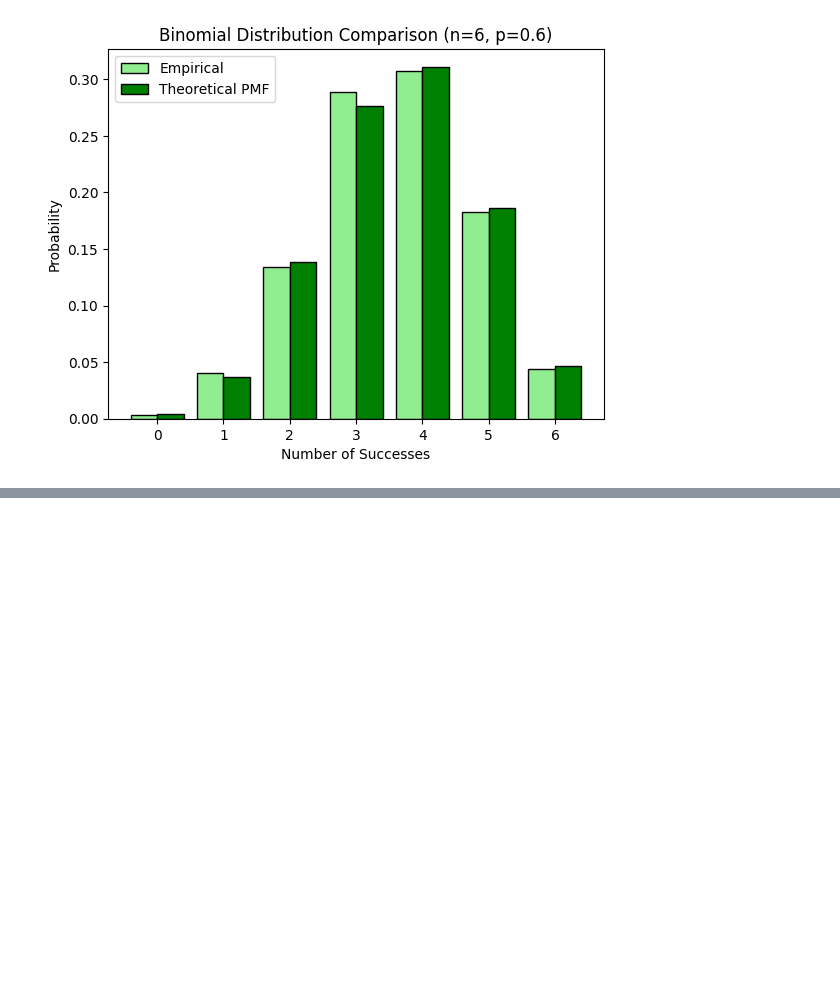
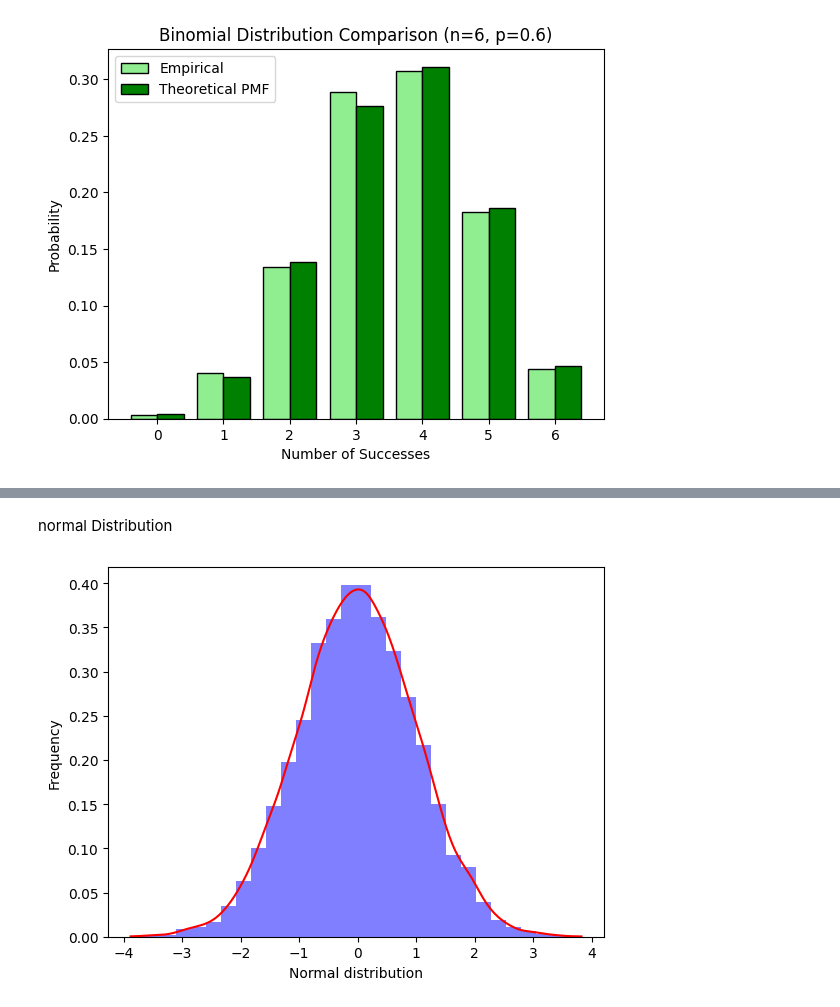
Before and after one commit to pkapoor2/PC-AIML, a Jupyter notebook: Applied Data Science with Python/class7/prob.ipynb, the cells around one changed output, grey strips where cells are left out. Cells and saved outputs as stored; diff of their text form; code cells hidden in the pictures; blank space fills up the shorter version.

```diff
--- a/Applied Data Science with Python/class7/prob.ipynb
+++ b/Applied Data Science with Python/class7/prob.ipynb
@@ -81,0 +132,31 @@ variance = 1.4399999999999995
+# %% [markdown]
+normal Distribution
+# %%
+import matplotlib.pyplot as plt
+import numpy as np
+from scipy.stats import norm, gaussian_kde
+
+# Generate normally distributed data
+mu = 0      # Mean
+sigma = 1   # Standard deviation
+data_normal = norm.rvs(mu, sigma, size=10000)
+
+# Plot histogram
+plt.hist(data_normal, bins=30, density=True, alpha=0.5, color='blue')
+
+# Calculate the KDE
+kde = gaussian_kde(data_normal)
+kde_xs = np.linspace(data_normal.min(), data_normal.max(), 301)
+kde_ys = kde.pdf(kde_xs)
+
+# Plot KDE
+plt.plot(kde_xs, kde_ys, color='red')
+
+# Add labels
+plt.xlabel('Normal distribution')
+plt.ylabel('Frequency')
+
+# Display the plot
+plt.show()
+# %% [output]
+[figure, added]
```
Also changed, not shown: parts of 14 cells of this notebook, 1 other file.
